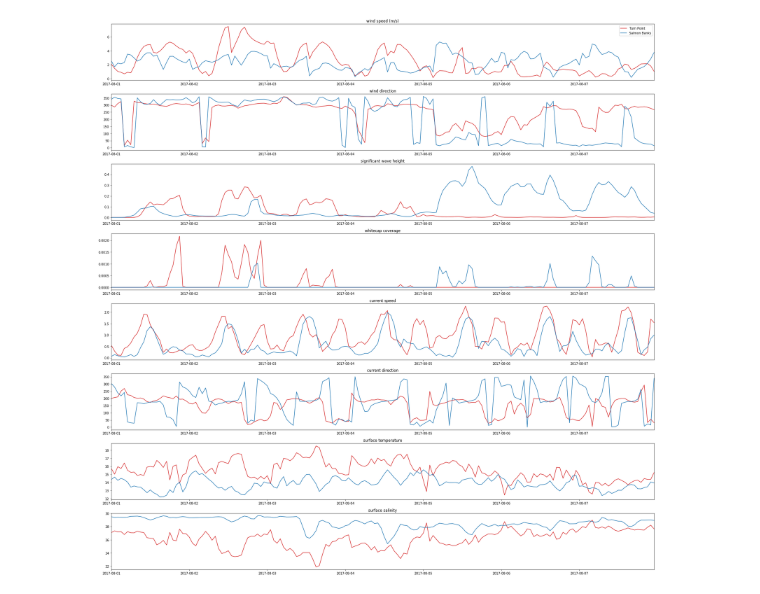
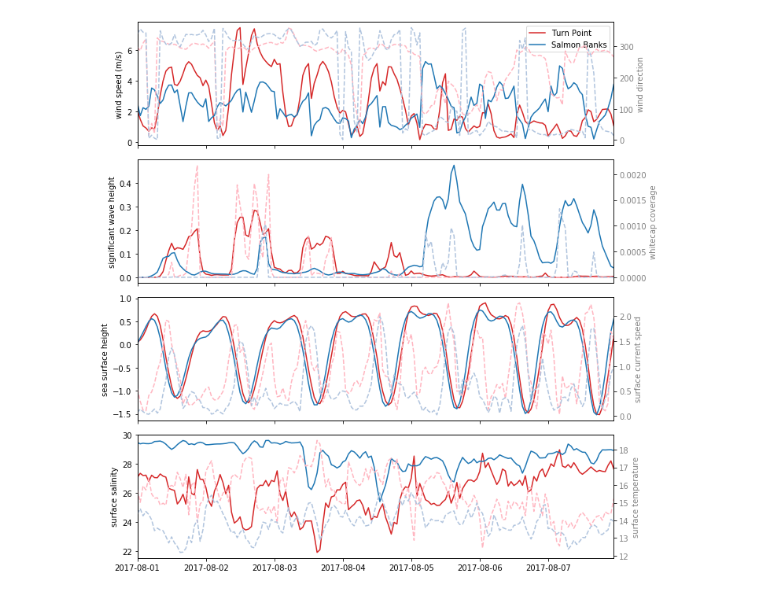
Before and after one commit to SalishSeaCast/analysis-vicky, a Jupyter notebook: notebooks/handout-OS.ipynb, the cells around one changed output. Saved outputs shown, nothing was run; the diff lists cells and outputs as text; code cells hidden in the pictures.

Commit message:
better plots

```diff
--- a/notebooks/handout-OS.ipynb
+++ b/notebooks/handout-OS.ipynb
@@ -29,50 +29,68 @@ sb_curr_speed, sb_curr_dir = wind_tools.wind_speed_dir(aug0117['sb_ucurr'], aug0
 # %%
 dates = [datetime.datetime(2017,8,1) + datetime.timedelta(hours = n) for n in range(168)]
 
-fig, ax1 = plt.subplots(8,1, figsize = (25,25))
+fig, ax1 = plt.subplots(4,1, figsize = (10,10))
 
 color = 'tab:red'
 
-ax1[0].set_title('wind speed (m/s)')
+ax1[0].set_ylabel('wind speed (m/s)')
 ax1[0].plot(dates, tp_wind_speed[:168], color=color, label = 'Turn Point')
 ax1[0].plot(dates, sb_wind_speed[:168], color='tab:blue', label = 'Salmon Banks')
 ax1[0].legend()
 
-ax1[1].set_title('wind direction')
-ax1[1].plot(dates, tp_wind_dir[:168], color=color, label = 'Turn Point')
-ax1[1].plot(dates, sb_wind_dir[:168], color='tab:blue', label = 'Salmon Banks')
+ax2 = ax1[0].twinx()  # instantiate a second axes that shares the same x-axis
 
-ax1[2].set_title('significant wave height')
-ax1[2].plot(dates, aug0117['tp_swh'][:168], color=color, label = 'Turn Point')
-ax1[2].plot(dates, aug0117['sb_swh'][:168], color='tab:blue', label = 'Salmon Banks')
+ax2.set_ylabel('wind direction', color='grey')  # we already handled the x-label with ax1
+ax2.plot(dates, tp_wind_dir[:168], '--', color='lightpink')
+ax2.plot(dates, sb_wind_dir[:168],'--', color='lightsteelblue')
+ax2.tick_params(axis='y', labelcolor='grey')
 
-ax1[3].set_title('whitecap coverage')
-ax1[3].plot(dates, aug0117['tp_wcc'][:168], color=color, label = 'Turn Point')
-ax1[3].plot(dates, aug0117['sb_wcc'][:168], color='tab:blue', label = 'Salmon Banks')
+ax1[0].get_xaxis().set_ticklabels([])
 
-ax1[4].set_title('current speed')
-ax1[4].plot(dates, tp_curr_speed[:168], color=color, label = 'Turn Point')
-ax1[4].plot(dates, sb_curr_speed[:168], color='tab:blue', label = 'Salmon Banks')
+ax1[1].set_ylabel('significant wave height')
+ax1[1].plot(dates, aug0117['tp_swh'][:168], color=color, label = 'Turn Point')
+ax1[1].plot(dates, aug0117['sb_swh'][:168], color='tab:blue', label = 'Salmon Banks')
 
-ax1[5].set_title('current direction')
-ax1[5].plot(dates, tp_curr_dir[:168], color=color, label = 'Turn Point')
-ax1[5].plot(dates, sb_curr_dir[:168], color='tab:blue', label = 'Salmon Banks')
+ax3 = ax1[1].twinx()  # instantiate a second axes that shares the same x-axis
 
-ax1[6].set_title('surface temperature')
-ax1[6].plot(dates, aug0117['tp_tem'][:168], color=color, label = 'Turn Point')
-ax1[6].plot(dates, aug0117['sb_tem'][:168], color='tab:blue', label = 'Salmon Banks')
+ax3.set_ylabel('whitecap coverage', color='grey')  # we already handled the x-label with ax1
+ax3.plot(dates, aug0117['tp_wcc'][:168],'--', color='lightpink')
+ax3.plot(dates, aug0117['sb_wcc'][:168], '--',color='lightsteelblue')
+ax3.tick_params(axis='y', labelcolor='grey')
 
-ax1[7].set_title('surface salinity')
-ax1[7].plot(dates, aug0117['tp_sal'][:168], color=color, label = 'Turn Point')
-ax1[7].plot(dates, aug0117['sb_sal'][:168], color='tab:blue', label = 'Salmon Banks')
+ax1[1].get_xaxis().set_ticklabels([])
+
+ax1[2].set_ylabel('sea surface height')
+ax1[2].plot(dates, aug0117['tp_ssh'][:168], color=color, label = 'Turn Point')
+ax1[2].plot(dates, aug0117['sb_ssh'][:168], color='tab:blue', label = 'Salmon Banks')
+
+ax4 = ax1[2].twinx()  # instantiate a second axes that shares the same x-axis
+
+ax4.set_ylabel('surface current speed', color='grey')  # we already handled the x-label with ax1
+ax4.plot(dates, tp_curr_speed[:168],'--', color='lightpink')
+ax4.plot(dates, sb_curr_speed[:168], '--',color='lightsteelblue')
+ax4.tick_params(axis='y', labelcolor='grey')
+
+ax1[2].get_xaxis().set_ticklabels([])
+
+ax1[3].set_ylabel('surface salinity')
+ax1[3].plot(dates, aug0117['tp_sal'][:168], color=color, label = 'Turn Point')
+ax1[3].plot(dates, aug0117['sb_sal'][:168], color='tab:blue', label = 'Salmon Banks')
+
+ax5 = ax1[3].twinx()  # instantiate a second axes that shares the same x-axis
+
+ax5.set_ylabel('surface temperature', color='grey')  # we already handled the x-label with ax1
+ax5.plot(dates, aug0117['tp_tem'][:168], '--',color='lightpink')
+ax5.plot(dates, aug0117['sb_tem'][:168], '--',color='lightsteelblue')
+ax5.tick_params(axis='y', labelcolor='grey')
 
 for a in ax1:
     a.set_xlim(dates[0], dates[-1])
 
 fig.tight_layout()
-#fig.savefig('/home/vdo/Pictures/01aug17.png', dpi = 600)
+fig.savefig('/home/vdo/Pictures/01aug17.png', dpi = 600)
 # %% [output]
-[figure, old version]
+[figure, new version]
 # %%
 f = pickle.load(open('/ocean/vdo/MIDOSS/01jan17.pkl', 'rb'))
 
```
Also changed, not shown: parts of 6 cells of this notebook.
